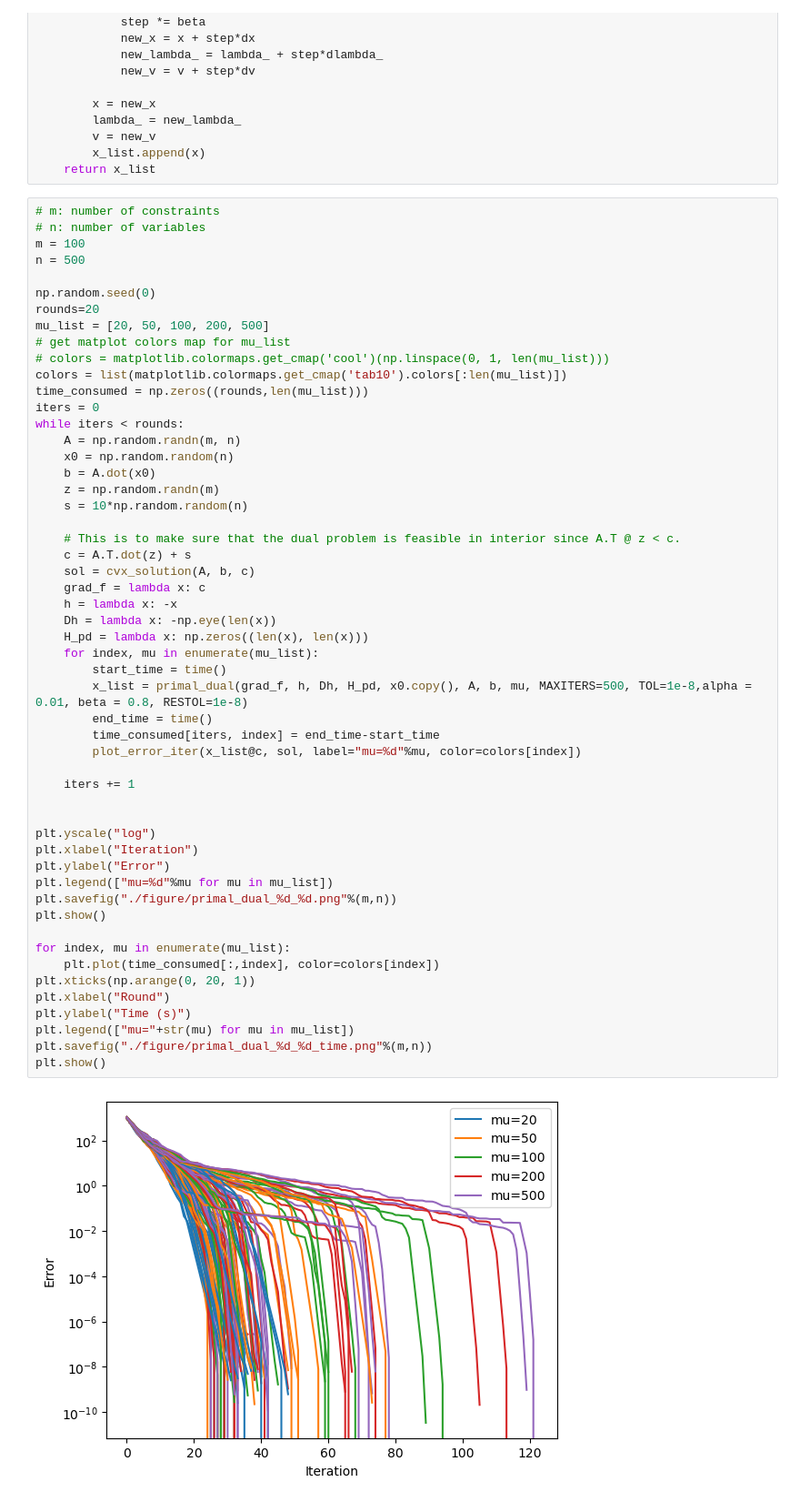
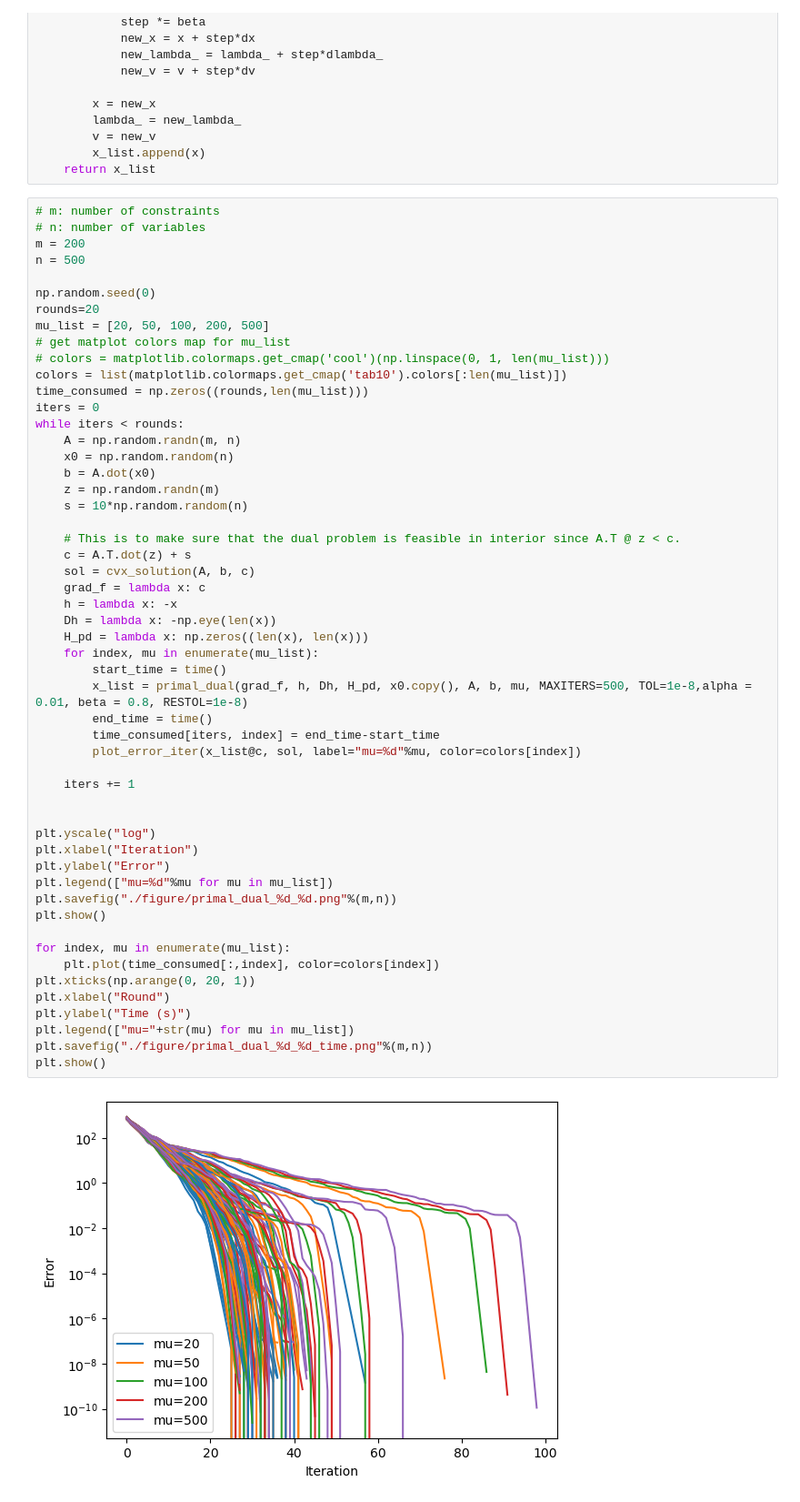
Before and after one commit to Jinyi-Liu/optimization-project, a Jupyter notebook: primal_dual.ipynb, the cells around one changed output. Shown: that part at 91% size. Drawn from its saved outputs; the diff is of its cells as text.

```diff
--- a/primal_dual.ipynb
+++ b/primal_dual.ipynb
@@ -100,7 +100,7 @@ def primal_dual(grad_f, h, Dh, H_pd, x0, A, b, mu, MAXITERS=100, TOL=1e-8,alpha
 # %%
 # m: number of constraints
 # n: number of variables
-m = 100
+m = 200
 n = 500
 
 np.random.seed(0)
@@ -124,31 +124,31 @@ while iters < rounds:
     grad_f = lambda x: c
     h = lambda x: -x
     Dh = lambda x: -np.eye(len(x))
     H_pd = lambda x: np.zeros((len(x), len(x)))
     for index, mu in enumerate(mu_list):
         start_time = time()
         x_list = primal_dual(grad_f, h, Dh, H_pd, x0.copy(), A, b, mu, MAXITERS=500, TOL=1e-8,alpha = 0.01, beta = 0.8, RESTOL=1e-8)
         end_time = time()
         time_consumed[iters, index] = end_time-start_time
         plot_error_iter(x_list@c, sol, label="mu=%d"%mu, color=colors[index])
 
     iters += 1
 
 
 plt.yscale("log")
 plt.xlabel("Iteration")
 plt.ylabel("Error")
 plt.legend(["mu=%d"%mu for mu in mu_list])
 plt.savefig("./figure/primal_dual_%d_%d.png"%(m,n))
 plt.show()
 
 for index, mu in enumerate(mu_list):
     plt.plot(time_consumed[:,index], color=colors[index])
 plt.xticks(np.arange(0, 20, 1))
 plt.xlabel("Round")
 plt.ylabel("Time (s)")
 plt.legend(["mu="+str(mu) for mu in mu_list])
 plt.savefig("./figure/primal_dual_%d_%d_time.png"%(m,n))
 plt.show()
 # %% [output]
-[figure, old version]
+[figure, new version]
```
Also changed, not shown: parts of 1 cell of this notebook, 1 other file.
